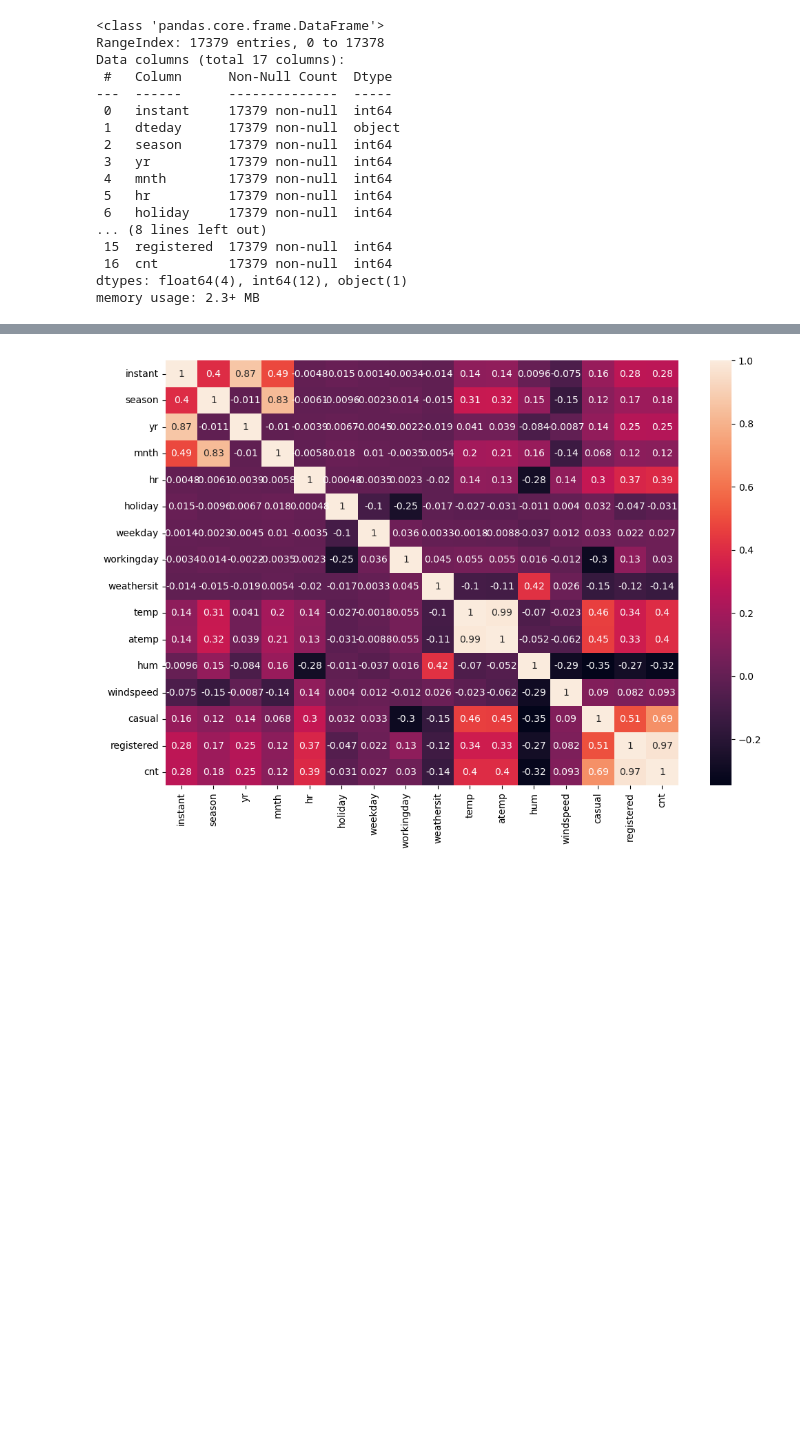
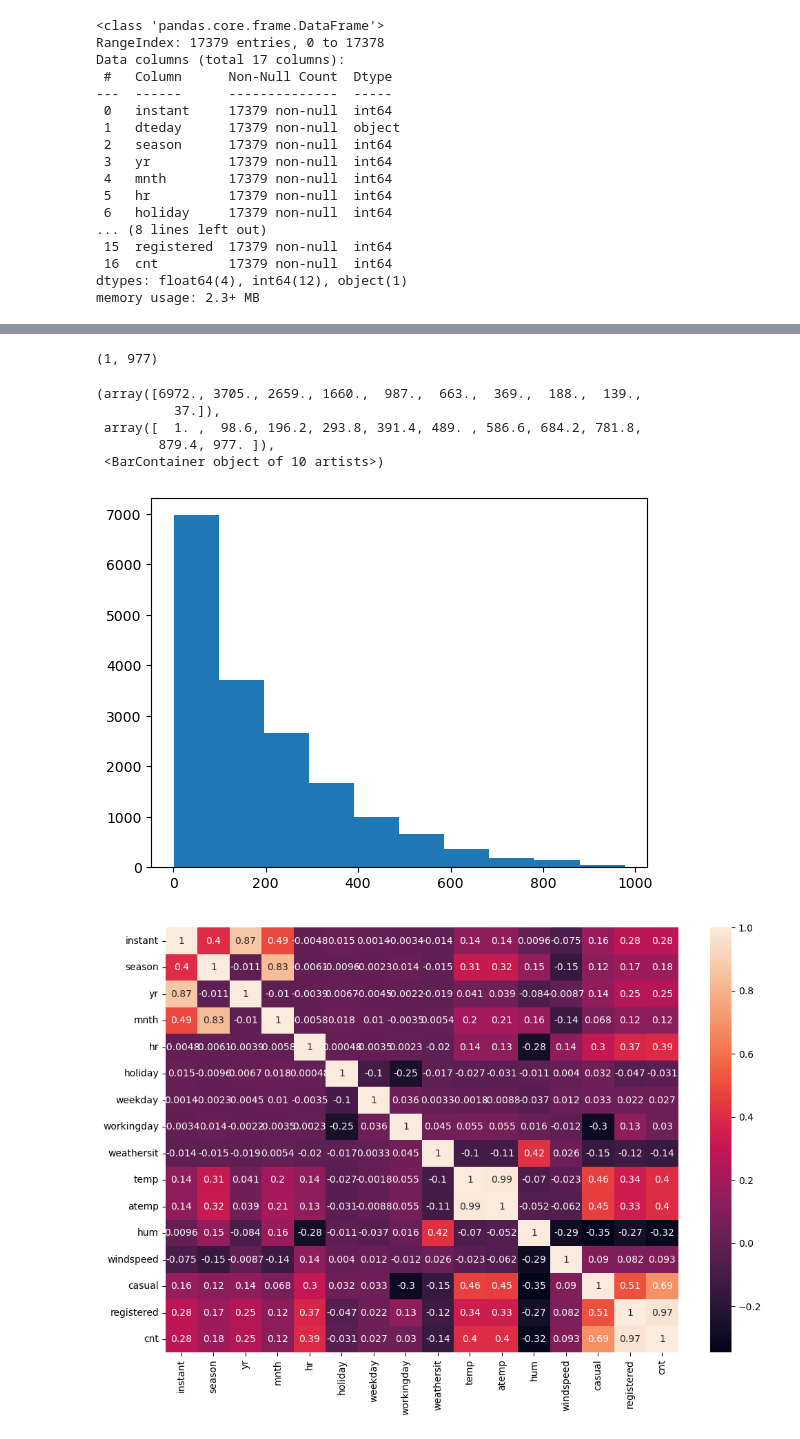
Before and after one commit to kris-mlguy/Bike_rental, a Jupyter notebook: predict_bike_rental.ipynb, the cells around one changed output, grey strips where cells are left out. Drawn from its saved outputs; the diff is of its cells as text; code cells hidden in the pictures; blank space fills up the shorter version.

```diff
--- a/predict_bike_rental.ipynb
+++ b/predict_bike_rental.ipynb
@@ -58,6 +79,20 @@ df_hourly.describe()
 | 50% | 8690.0000 | 3.000000 | 1.000000 | 7.000000 | 12.000000 | 0.000000 | 3.000000 | 1.000000 | 1.000000 | 0.500000 | ... |
 | 75% | 13034.5000 | 3.000000 | 1.000000 | 10.000000 | 18.000000 | 0.000000 | 5.000000 | 1.000000 | 2.000000 | 0.660000 | ... |
 | max | 17379.0000 | 4.000000 | 1.000000 | 12.000000 | 23.000000 | 1.000000 | 6.000000 | 1.000000 | 4.000000 | 1.000000 | ... |
+# %%
+df_hourly['cnt'].min(), df_hourly['cnt'].max()
+# %% [output]
+(1, 977)
+# %%
+# Distribution of hourly rental count
+plt.hist(df_hourly['cnt'], bins=10)
+# %% [output]
+(array([6972., 3705., 2659., 1660.,  987.,  663.,  369.,  188.,  139.,
+          37.]),
+ array([  1. ,  98.6, 196.2, 293.8, 391.4, 489. , 586.6, 684.2, 781.8,
+        879.4, 977. ]),
+ <BarContainer object of 10 artists>)
+[figure, added]
 # %%
 # Check correlation among numeric variables
 df_hourly_num = df_hourly.loc[:, df_hourly.columns!='dteday']
```
Also changed, not shown: parts of 5 cells of this notebook.
